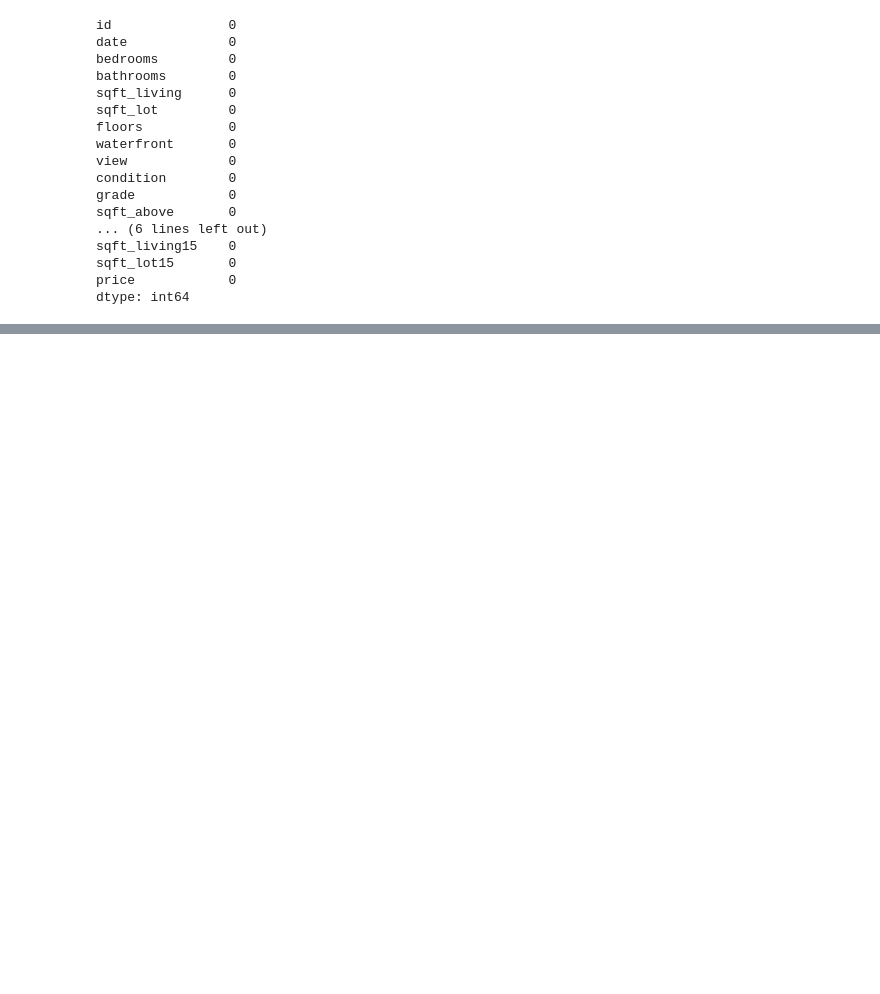
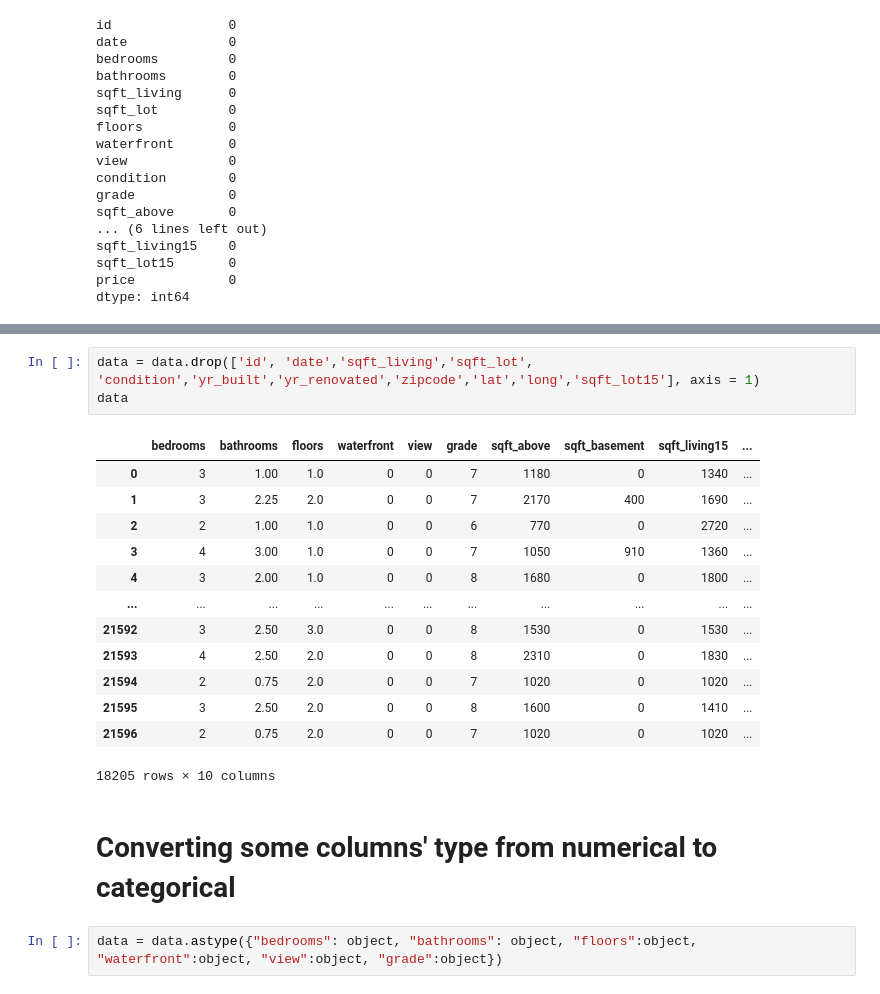
Before and after one commit to izelyekrek/Regression_Mid-Project, a Jupyter notebook: Regression Project.ipynb, the cells around one changed output, grey strips where cells are left out. Saved outputs shown, nothing was run; the diff lists cells and outputs as text; blank space fills up the shorter version.

```diff
--- a/Regression Project.ipynb
+++ b/Regression Project.ipynb
@@ -136,0 +273,21 @@ plt.show()
+# %%
+data = data.drop(['id', 'date','sqft_living','sqft_lot', 'condition','yr_built','yr_renovated','zipcode','lat','long','sqft_lot15'], axis = 1)
+data
+# %% [output]
+|  | bedrooms | bathrooms | floors | waterfront | view | grade | sqft_above | sqft_basement | sqft_living15 | ... |
+| 0 | 3 | 1.00 | 1.0 | 0 | 0 | 7 | 1180 | 0 | 1340 | ... |
+| 1 | 3 | 2.25 | 2.0 | 0 | 0 | 7 | 2170 | 400 | 1690 | ... |
+| 2 | 2 | 1.00 | 1.0 | 0 | 0 | 6 | 770 | 0 | 2720 | ... |
+| 3 | 4 | 3.00 | 1.0 | 0 | 0 | 7 | 1050 | 910 | 1360 | ... |
+| 4 | 3 | 2.00 | 1.0 | 0 | 0 | 8 | 1680 | 0 | 1800 | ... |
+| ... | ... | ... | ... | ... | ... | ... | ... | ... | ... | ... |
+| 21592 | 3 | 2.50 | 3.0 | 0 | 0 | 8 | 1530 | 0 | 1530 | ... |
+| 21593 | 4 | 2.50 | 2.0 | 0 | 0 | 8 | 2310 | 0 | 1830 | ... |
+| 21594 | 2 | 0.75 | 2.0 | 0 | 0 | 7 | 1020 | 0 | 1020 | ... |
+| 21595 | 3 | 2.50 | 2.0 | 0 | 0 | 8 | 1600 | 0 | 1410 | ... |
+| 21596 | 2 | 0.75 | 2.0 | 0 | 0 | 7 | 1020 | 0 | 1020 | ... |
+18205 rows × 10 columns
+# %% [markdown]
+# Converting some columns' type from numerical to categorical
+# %%
+data = data.astype({"bedrooms": object, "bathrooms": object, "floors":object, "waterfront":object, "view":object, "grade":object})
```
Also changed, not shown: parts of 40 cells of this notebook, 4 other files.
